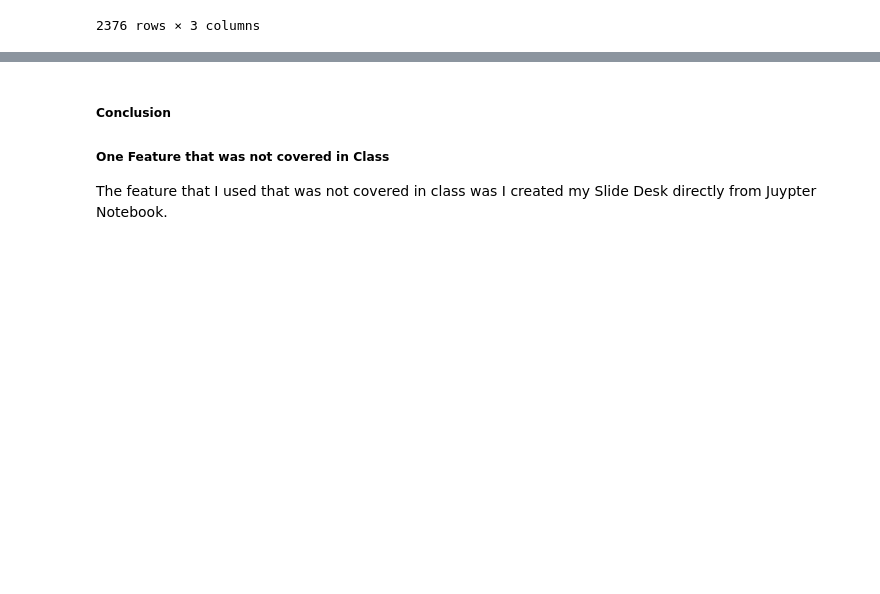
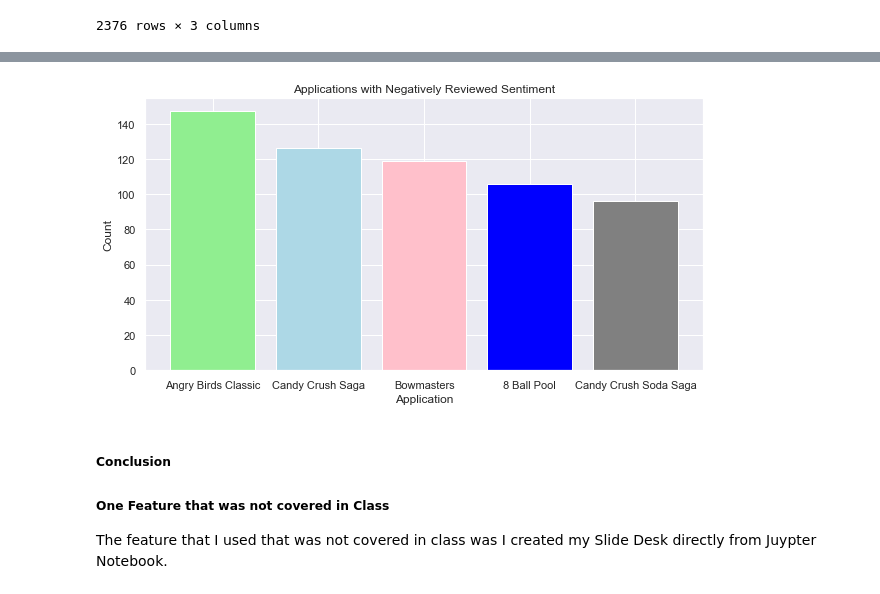
Before and after one commit to dailyfatcat/IS362_FinalProject, a Jupyter notebook: final.ipynb, the cells around one changed output, grey strips where cells are left out. Cells and saved outputs as stored; diff of their text form; code cells hidden in the pictures; blank space fills up the shorter version.

```diff
--- a/final.ipynb
+++ b/final.ipynb
@@ -166,0 +225,5 @@ gspositive.sort_values()
+# %%
+gsnegative = googlesentcount[googlesentcount['Sentiment'] == 'Negative']
+gsnegative.sort_values(by=['Count'], inplace=True, ascending=False)
+topneg = gsnegative.head()
+topneg
@@ -167,3 +241,13 @@ gspositive.sort_values()
+# %%
+f, ax = plt.subplots(figsize=(10,5))
+colors = ['lightgreen', 'lightblue', 'pink', 'blue', 'grey']
+plt.bar(topneg['App'],topneg['Count'], color=colors)
+plt.title('Applications with Negatively Reviewed Sentiment')
+plt.xlabel('Application')
+plt.ylabel('Count')
+plt.show()
+# %% [output]
+[figure, added]
 # %% [markdown]
 ##### Conclusion
 
```
Also changed, not shown: parts of 9 cells of this notebook.
